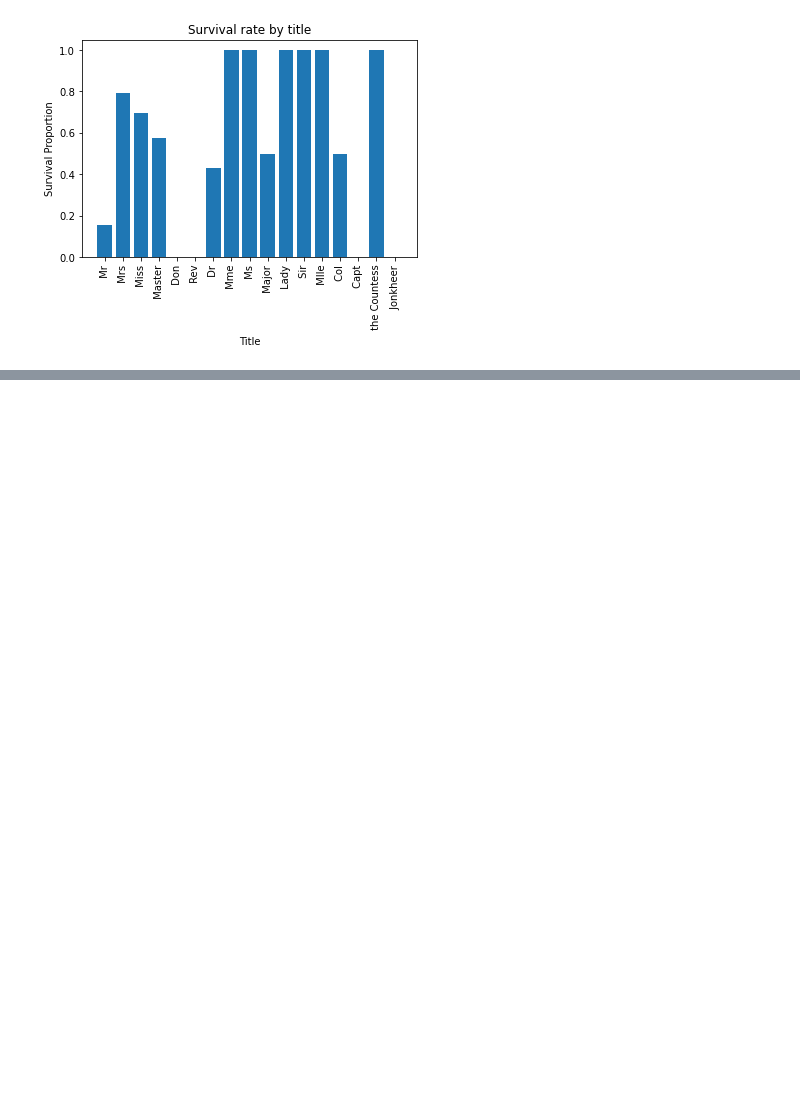
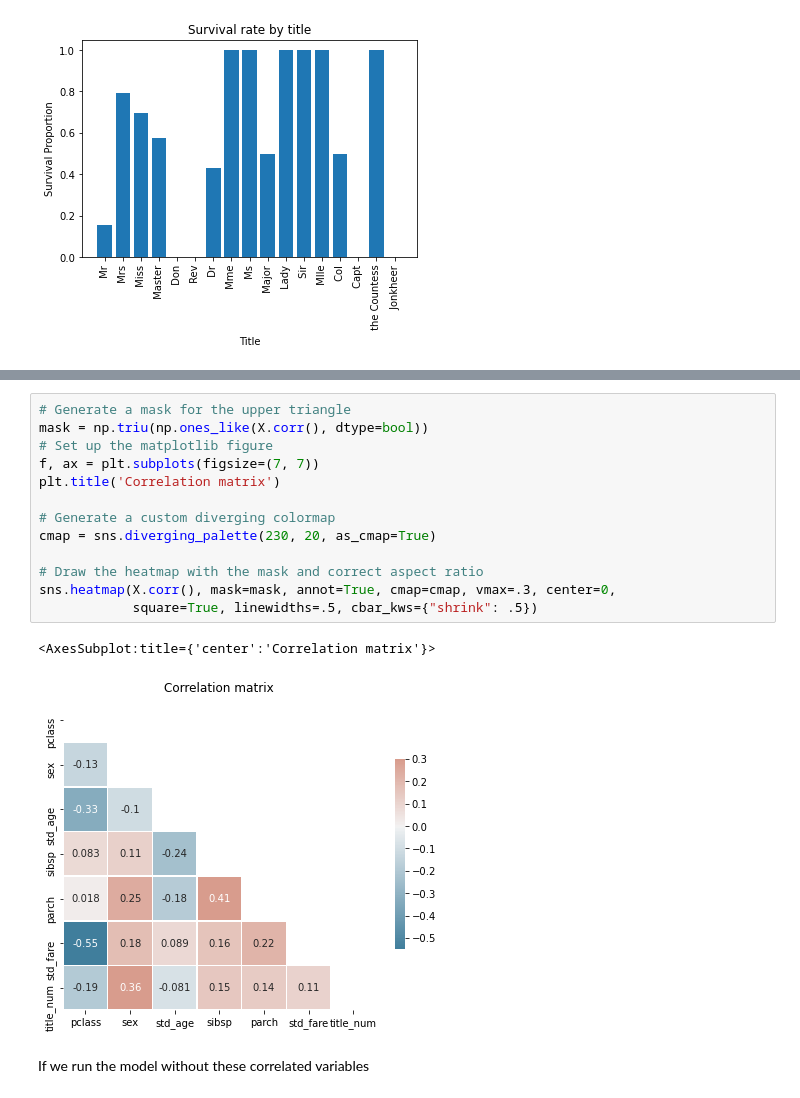
Before and after one commit to kevinmiguel97/Titanic-Model, a Jupyter notebook: titanic_analysis.ipynb, the cells around one changed output, grey strips where cells are left out. Cells and saved outputs as stored; diff of their text form; blank space fills up the shorter version.

```diff
--- a/titanic_analysis.ipynb
+++ b/titanic_analysis.ipynb
@@ -358,0 +378,18 @@ plt.show()
+# %%
+# Generate a mask for the upper triangle
+mask = np.triu(np.ones_like(X.corr(), dtype=bool))
+# Set up the matplotlib figure
+f, ax = plt.subplots(figsize=(7, 7))
+plt.title('Correlation matrix')
+
+# Generate a custom diverging colormap
+cmap = sns.diverging_palette(230, 20, as_cmap=True)
+
+# Draw the heatmap with the mask and correct aspect ratio
+sns.heatmap(X.corr(), mask=mask, annot=True, cmap=cmap, vmax=.3, center=0,
+            square=True, linewidths=.5, cbar_kws={"shrink": .5})
+# %% [output]
+<AxesSubplot:title={'center':'Correlation matrix'}>
+[figure, added]
+# %% [markdown]
+If we run the model without these correlated variables
```
Also changed, not shown: parts of 11 cells of this notebook.
